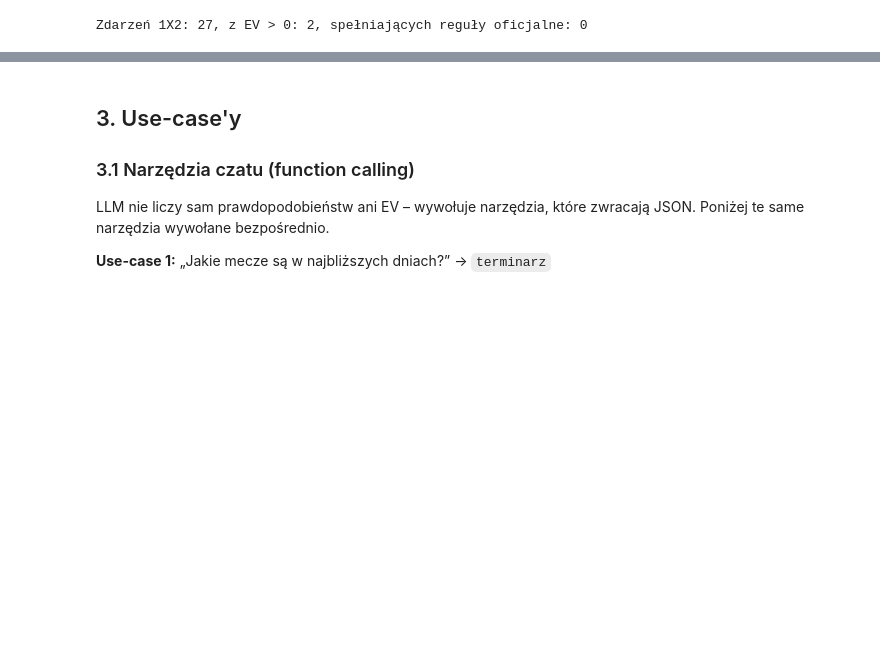
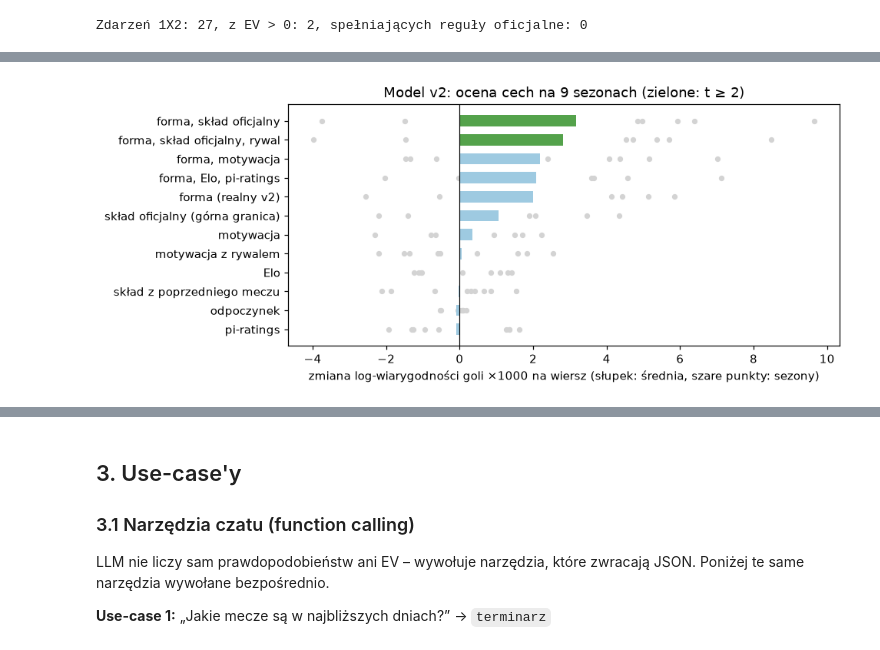
Before and after one commit to Tomek586/typer-ai, a Jupyter notebook: notebooks/postep_po_PoC.ipynb, the cells around one changed output, grey strips where cells are left out. Saved outputs shown, nothing was run; the diff lists cells and outputs as text; code cells hidden in the pictures; blank space fills up the shorter version.

```diff
--- a/notebooks/postep_po_PoC.ipynb
+++ b/notebooks/postep_po_PoC.ipynb
@@ -240,0 +262,9 @@ Zdarzeń 1X2: 27, z EV > 0: 2, spełniających reguły oficjalne: 0
+# %%
+
+v2 = json.loads((ROOT / "evaluation" / "reports" / "validate_v2.json").read_text(encoding="utf-8"))
+loso = pd.DataFrame([{"cechy": k.lstrip("+ "), "zmiana ×1000": r["mean"], "t": r["t"], "lepiej w sezonach": f"{r['seasons_better']}/9",
+                      **{s[2:]: r["per_season"][s] for s in sorted(r["per_season"])}} for k, r in v2["loso"].items()])
+loso = loso.sort_values("zmiana ×1000", ascending=False)
+loso.style.format({c: "{:+.2f}" for c in loso.columns if c not in ("cechy", "lepiej w sezonach", "t")} | {"t": "{:+.1f}"}) \
+    .background_gradient(subset=[c for c in loso.columns if "/" in c and c != "lepiej w sezonach"], cmap="RdYlGn", vmin=-4, vmax=4) \
+    .hide(axis="index")
@@ -240,0 +285,14 @@ Zdarzeń 1X2: 27, z EV > 0: 2, spełniających reguły oficjalne: 0
+# %%
+
+fig, ax = plt.subplots(figsize=(9, 3.8))
+order = loso.sort_values("zmiana ×1000")
+seasons = [c for c in loso.columns if "/" in c and c != "lepiej w sezonach"]
+for i, (_, row) in enumerate(order.iterrows()):
+    ax.scatter([row[s] for s in seasons], [i] * len(seasons), color="lightgray", s=14, zorder=1)
+    ax.barh(i, row["zmiana ×1000"], color="#54A24B" if row["t"] >= 2 else "#9ecae1", zorder=2, height=0.6)
+ax.set_yticks(range(len(order))); ax.set_yticklabels(order["cechy"]); ax.axvline(0, c="k", lw=.8)
+ax.set_xlabel("zmiana log-wiarygodności goli ×1000 na wiersz (słupek: średnia, szare punkty: sezony)")
+ax.set_title("Model v2: ocena cech na 9 sezonach (zielone: t ≥ 2)")
+plt.tight_layout(); plt.show()
+# %% [output]
+[figure, added]
```
Also changed, not shown: parts of 13 cells of this notebook.
